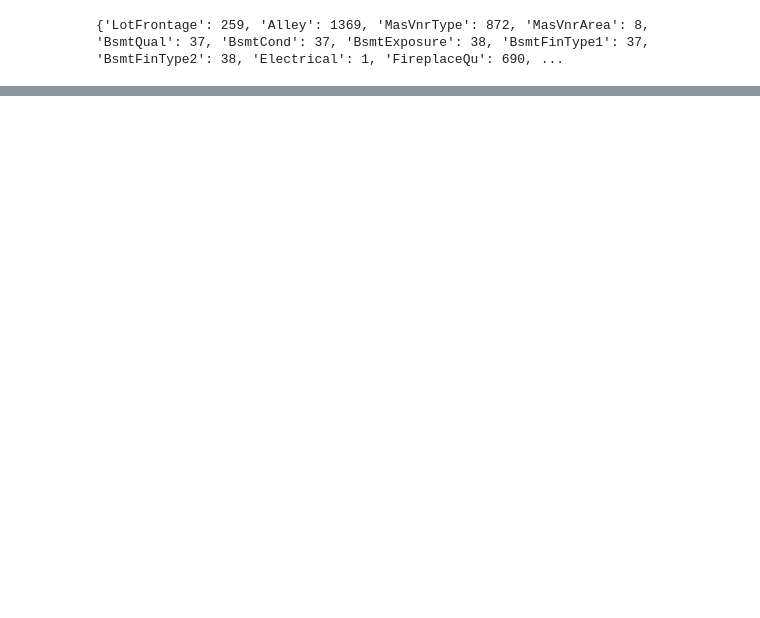
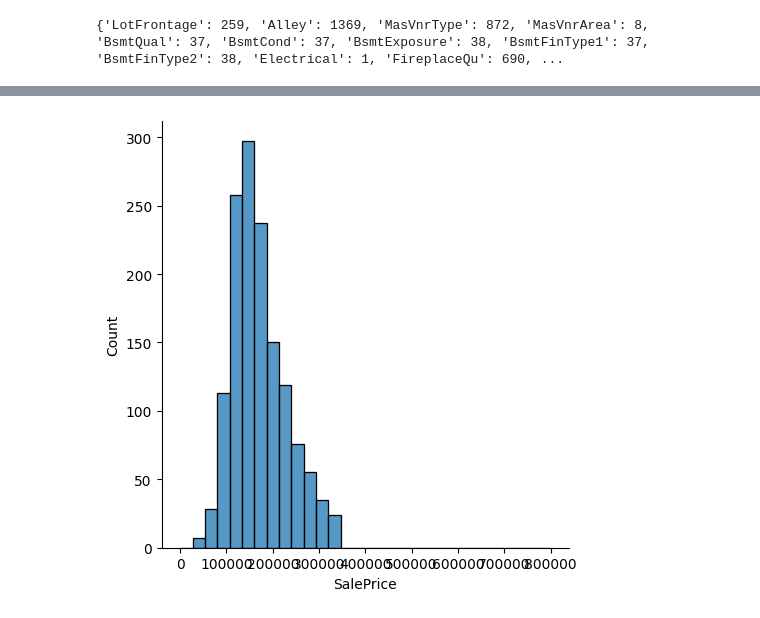
Before and after one commit to davidzhao1015/house-price-eda, a Jupyter notebook: house-price-EDA.ipynb, the cells around one changed output, grey strips where cells are left out. Saved outputs shown, nothing was run; the diff lists cells and outputs as text; code cells hidden in the pictures; blank space fills up the shorter version.

```diff
--- a/house-price-EDA.ipynb
+++ b/house-price-EDA.ipynb
@@ -146,0 +442,5 @@ print(dict_na)
+# %%
+sns.displot(x = train_df_dropna_clean["SalePrice"], bins=30, binrange=(0, 800000)) # After removing outliers
+plt.show()
+# %% [output]
+[figure, added]
```
Also changed, not shown: parts of 28 cells of this notebook, 1 other file.
